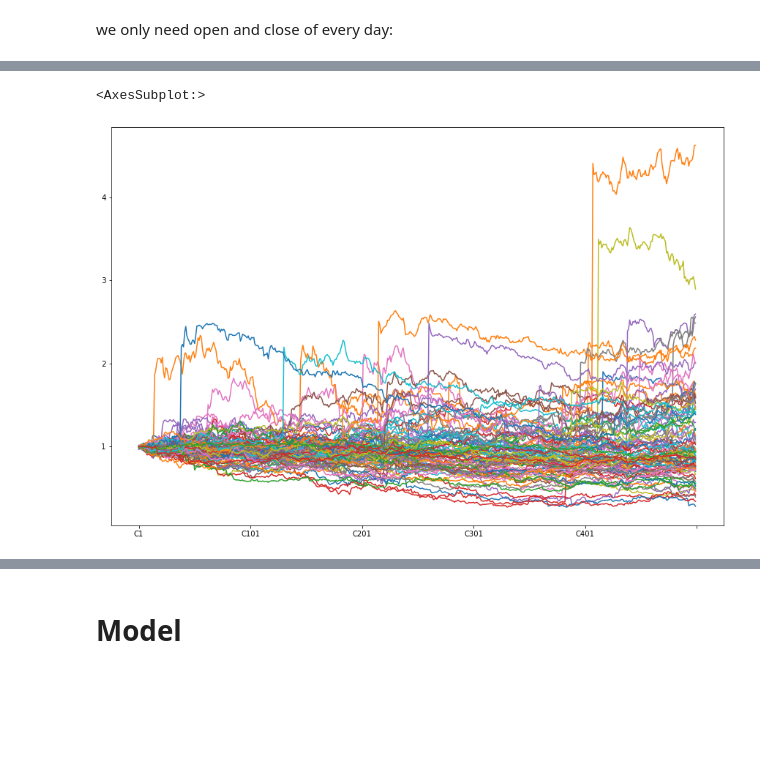
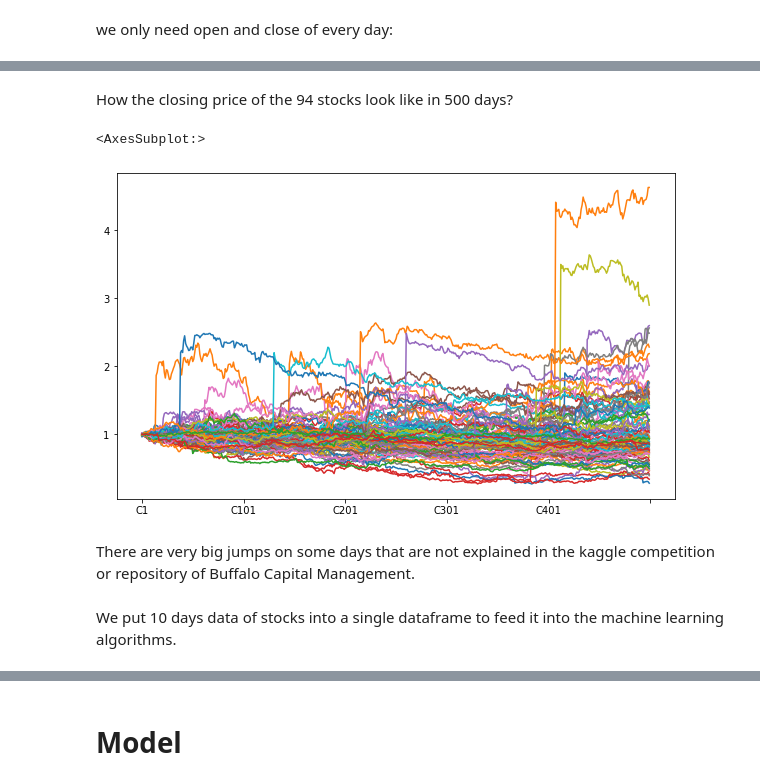
Before and after one commit to m-tari/stock_direction_predict_ml, a Jupyter notebook: process.ipynb, the cells around one changed output, grey strips where cells are left out. Drawn from its saved outputs; the diff is of its cells as text; code cells hidden in the pictures; blank space fills up the shorter version.

```diff
--- a/process.ipynb
+++ b/process.ipynb
@@ -69,13 +68,18 @@ data.iloc[0,:].plot()
+# %% [markdown]
+How the closing price of the 94 stocks look like in 500 days?
 # %%
 # we use regular expression to select Close columns in data
-close_cols = data.columns
 r = re.compile("^C")
-close_cols = filter(r.match, close_cols)
+close_cols = filter(r.match, data_cols)
 
-data[close_cols].T.plot(figsize=(15,10), legend=False)
+data[close_cols].T.plot(figsize=(10,6), legend=False)
 # %% [output]
 <AxesSubplot:>
-[figure, old version]
+[figure, new version]
+# %% [markdown]
+There are very big jumps on some days that are not explained in the kaggle competition or repository of Buffalo Capital Management.
+# %% [markdown]
+We put 10 days data of stocks into a single dataframe to feed it into the machine learning algorithms.
 # %%
 memory_days = 10
 num_cols = 2 # open and close columns
```
Also changed, not shown: parts of 53 cells of this notebook.
